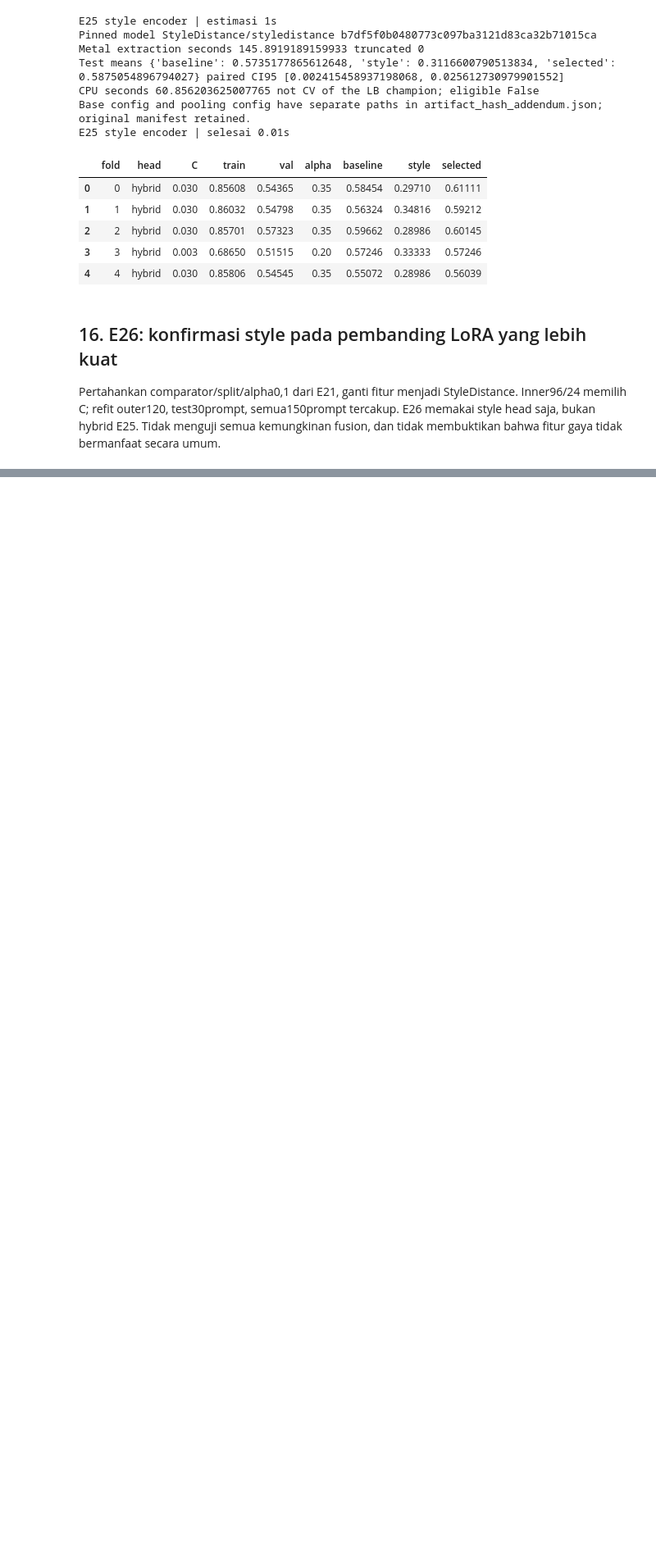
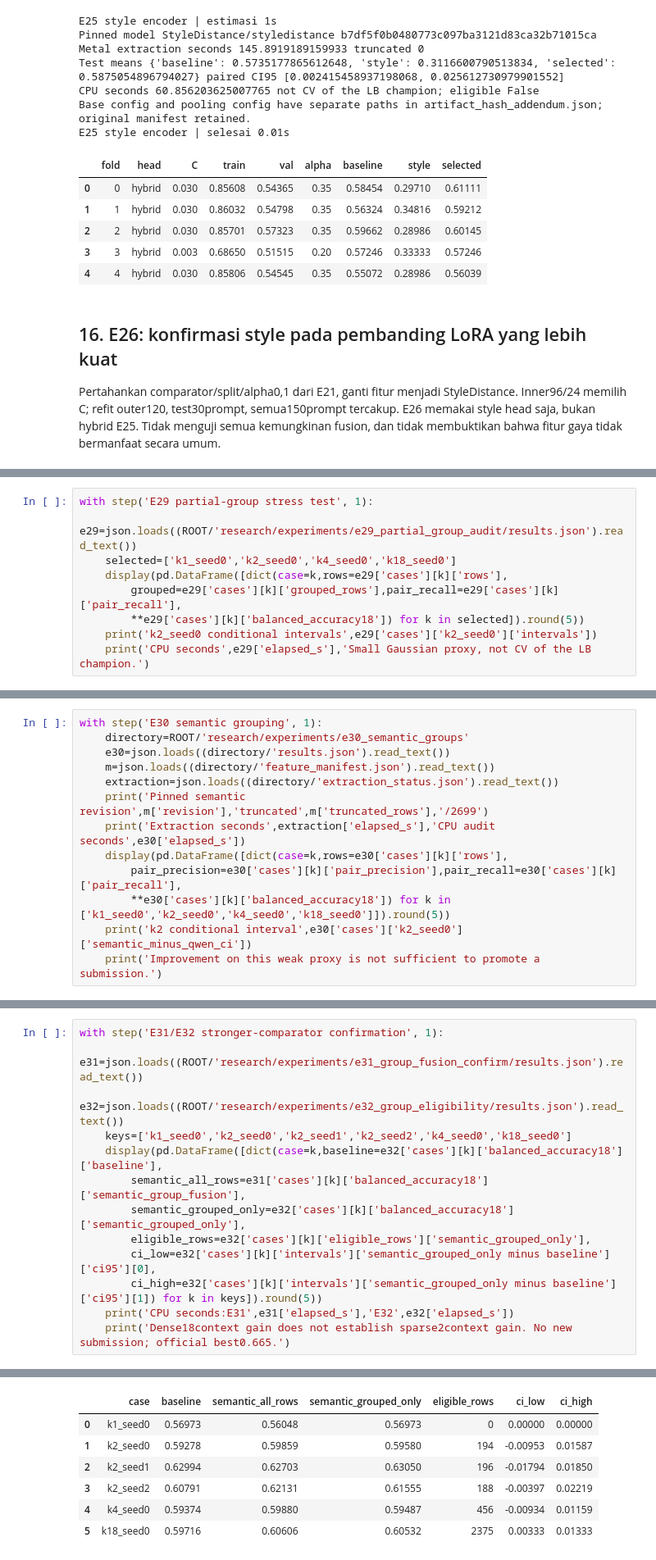
Before and after one commit to yauwes/name-that-llm-sota-pipeline, a Jupyter notebook: ntl_session_20261103.ipynb, the cells around one changed output, grey strips where cells are left out. Shown at 82% size. Cells and saved outputs as stored; diff of their text form; blank space fills up the shorter version.

```diff
--- a/ntl_session_20261103.ipynb
+++ b/ntl_session_20261103.ipynb
@@ -601,0 +673,9 @@ E26 scope confirmation | selesai 0.01s
+# %%
+with step('E29 partial-group stress test', 1):
+    e29=json.loads((ROOT/'research/experiments/e29_partial_group_audit/results.json').read_text())
+    selected=['k1_seed0','k2_seed0','k4_seed0','k18_seed0']
+    display(pd.DataFrame([dict(case=k,rows=e29['cases'][k]['rows'],
+        grouped=e29['cases'][k]['grouped_rows'],pair_recall=e29['cases'][k]['pair_recall'],
+        **e29['cases'][k]['balanced_accuracy18']) for k in selected]).round(5))
+    print('k2_seed0 conditional intervals',e29['cases']['k2_seed0']['intervals'])
+    print('CPU seconds',e29['elapsed_s'],'Small Gaussian proxy, not CV of the LB champion.')
@@ -601,0 +697,13 @@ E26 scope confirmation | selesai 0.01s
+# %%
+with step('E30 semantic grouping', 1):
+    directory=ROOT/'research/experiments/e30_semantic_groups'
+    e30=json.loads((directory/'results.json').read_text())
+    m=json.loads((directory/'feature_manifest.json').read_text())
+    extraction=json.loads((directory/'extraction_status.json').read_text())
+    print('Pinned semantic revision',m['revision'],'truncated',m['truncated_rows'],'/2699')
+    print('Extraction seconds',extraction['elapsed_s'],'CPU audit seconds',e30['elapsed_s'])
+    display(pd.DataFrame([dict(case=k,rows=e30['cases'][k]['rows'],
+        pair_precision=e30['cases'][k]['pair_precision'],pair_recall=e30['cases'][k]['pair_recall'],
+        **e30['cases'][k]['balanced_accuracy18']) for k in ['k1_seed0','k2_seed0','k4_seed0','k18_seed0']]).round(5))
+    print('k2 conditional interval',e30['cases']['k2_seed0']['semantic_minus_qwen_ci'])
+    print('Improvement on this weak proxy is not sufficient to promote a submission.')
@@ -601,0 +728,14 @@ E26 scope confirmation | selesai 0.01s
+# %%
+with step('E31/E32 stronger-comparator confirmation', 1):
+    e31=json.loads((ROOT/'research/experiments/e31_group_fusion_confirm/results.json').read_text())
+    e32=json.loads((ROOT/'research/experiments/e32_group_eligibility/results.json').read_text())
+    keys=['k1_seed0','k2_seed0','k2_seed1','k2_seed2','k4_seed0','k18_seed0']
+    display(pd.DataFrame([dict(case=k,baseline=e32['cases'][k]['balanced_accuracy18']['baseline'],
+        semantic_all_rows=e31['cases'][k]['balanced_accuracy18']['semantic_group_fusion'],
+        semantic_grouped_only=e32['cases'][k]['balanced_accuracy18']['semantic_grouped_only'],
+        eligible_rows=e32['cases'][k]['eligible_rows']['semantic_grouped_only'],
+        ci_low=e32['cases'][k]['intervals']['semantic_grouped_only minus baseline']['ci95'][0],
+        ci_high=e32['cases'][k]['intervals']['semantic_grouped_only minus baseline']['ci95'][1]) for k in keys]).round(5))
+    print('CPU seconds:E31',e31['elapsed_s'],'E32',e32['elapsed_s'])
+    print('Dense18context gain does not establish sparse2context gain. No new submission; official best0.665.')
+# %% [output]
@@ -601,0 +746,7 @@ E26 scope confirmation | selesai 0.01s
+|  | case | baseline | semantic_all_rows | semantic_grouped_only | eligible_rows | ci_low | ci_high |
+| 0 | k1_seed0 | 0.56973 | 0.56048 | 0.56973 | 0 | 0.00000 | 0.00000 |
+| 1 | k2_seed0 | 0.59278 | 0.59859 | 0.59580 | 194 | -0.00953 | 0.01587 |
+| 2 | k2_seed1 | 0.62994 | 0.62703 | 0.63050 | 196 | -0.01794 | 0.01850 |
+| 3 | k2_seed2 | 0.60791 | 0.62131 | 0.61555 | 188 | -0.00397 | 0.02219 |
+| 4 | k4_seed0 | 0.59374 | 0.59880 | 0.59487 | 456 | -0.00934 | 0.01159 |
+| 5 | k18_seed0 | 0.59716 | 0.60606 | 0.60532 | 2375 | 0.00333 | 0.01333 |
```
Also changed, not shown: parts of 21 cells of this notebook, 6 other files.
